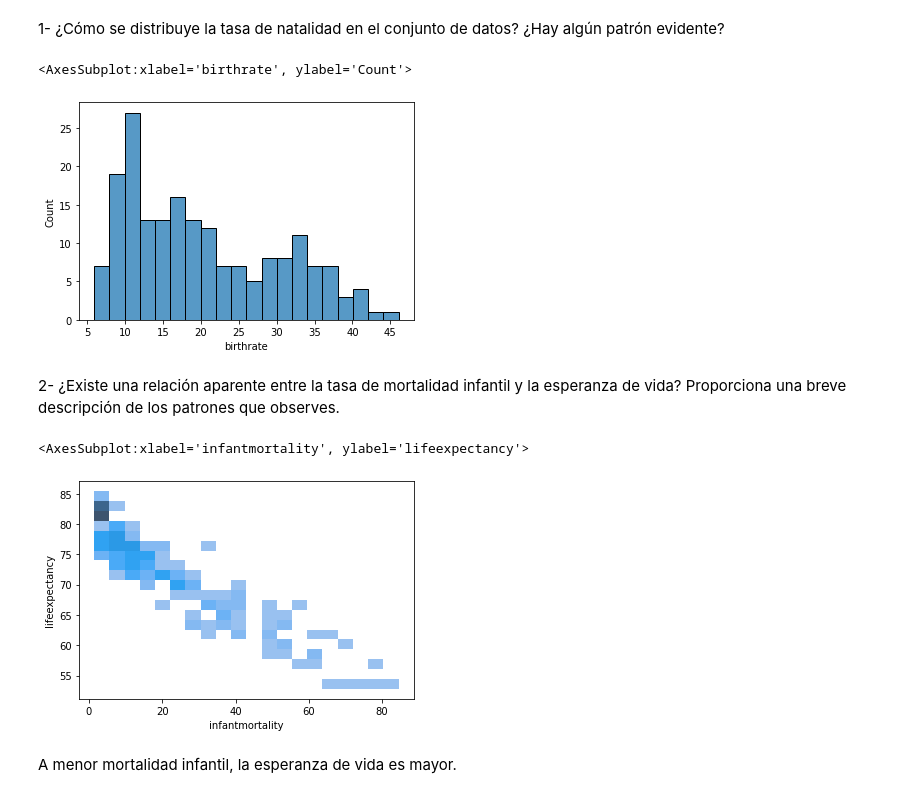
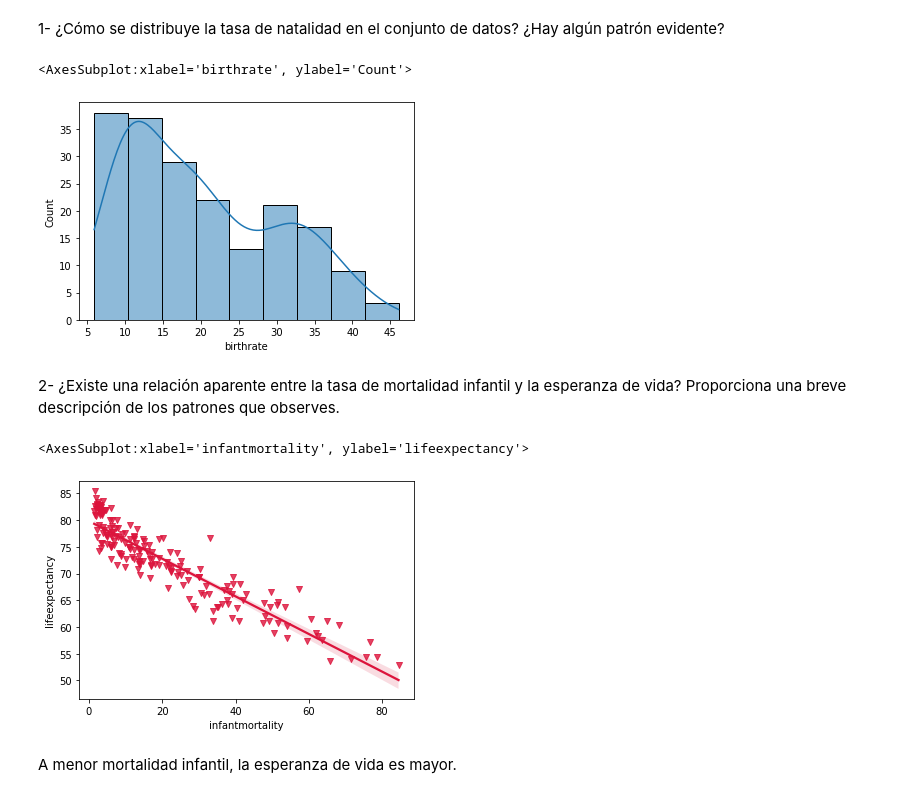
Before and after one commit to Adalab/da-modulo3-sprint2-pairprogramming-MCTamara, a Jupyter notebook: pair-VISUALIZACIÓN.ipynb, the cells around one changed output. Saved outputs shown, nothing was run; the diff lists cells and outputs as text; code cells hidden in the pictures.

Commit message:
ejercicios visualizacion

```diff
--- a/pair-VISUALIZACIÓN.ipynb
+++ b/pair-VISUALIZACIÓN.ipynb
@@ -109,17 +109,22 @@ Name: birthrate, Length: 195, dtype: float64
 # %% [markdown]
 1- ¿Cómo se distribuye la tasa de natalidad en el conjunto de datos? ¿Hay algún patrón evidente?
 # %%
-sns.histplot(df, x = 'birthrate', bins = 20)
+sns.histplot( df, x="birthrate",kde=True)
 # %% [output]
 <AxesSubplot:xlabel='birthrate', ylabel='Count'>
-[figure, old version]
+[figure, new version]
 # %% [markdown]
 2- ¿Existe una relación aparente entre la tasa de mortalidad infantil y la esperanza de vida? Proporciona una breve descripción de los patrones que observes.
 # %%
-sns.histplot(df, x = 'infantmortality', y = 'lifeexpectancy', bins = 20)
+sns.regplot(x = 'infantmortality',
+                y = 'lifeexpectancy',
+                data = df,
+
+                marker= "v",
+                color = "crimson")
 # %% [output]
 <AxesSubplot:xlabel='infantmortality', ylabel='lifeexpectancy'>
-[figure, old version]
+[figure, new version]
 # %% [markdown]
 A menor mortalidad infantil, la esperanza de vida es mayor.
 # %% [markdown]
```
Also changed, not shown: parts of 6 cells of this notebook.
